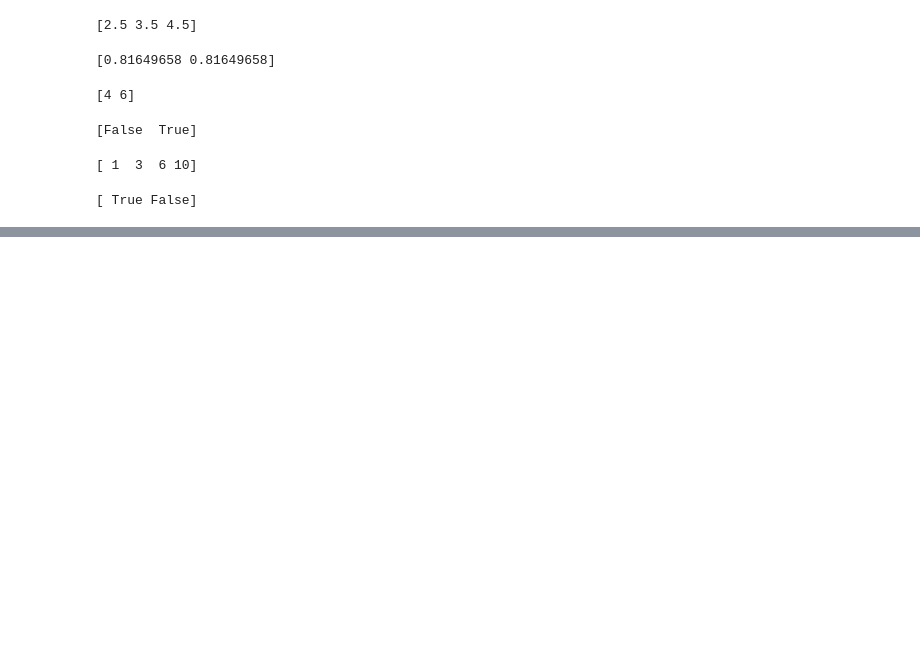
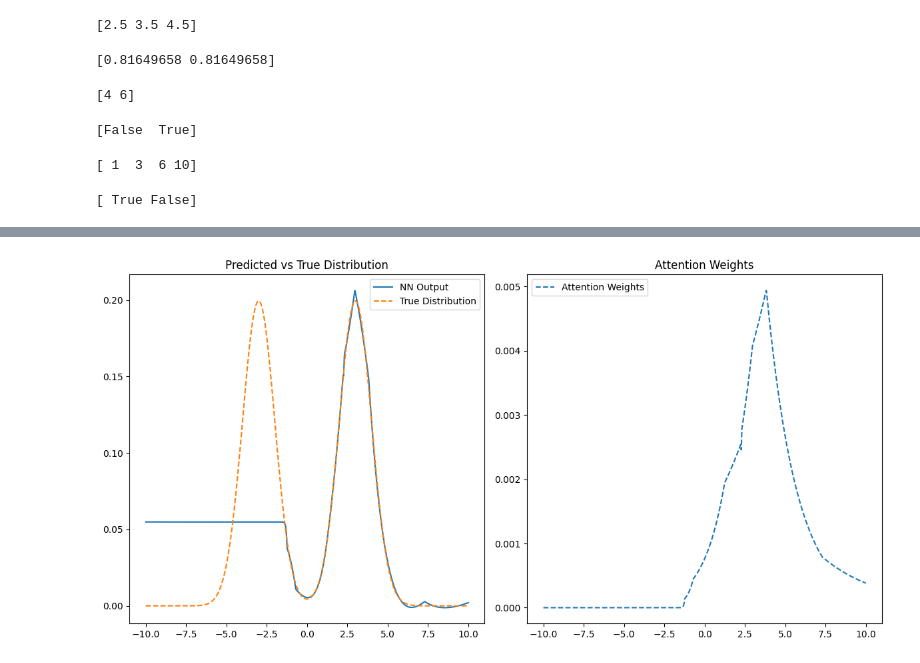
Before and after one commit to subodhkhanger/Awesome-LLM, a Jupyter notebook: numpy.ipynb, the cells around one changed output, grey strips where cells are left out. Cells and saved outputs as stored; diff of their text form; code cells hidden in the pictures; blank space fills up the shorter version.

```diff
--- a/numpy.ipynb
+++ b/numpy.ipynb
@@ -335,0 +490,65 @@ print(b) # Output: [ True False]
+# %%
+import torch
+import torch.nn as nn
+import torch.optim as optim
+import numpy as np
+import matplotlib.pyplot as plt
+
+# Define the target distribution
+def target_distribution(x):
+    return (np.exp(-((x - 3)**2) / 2) + np.exp(-((x + 3)**2) / 2)) / (2 * np.sqrt(2 * np.pi))
+
+# Generate data
+x = np.linspace(-10, 10, 1000)
+y = target_distribution(x)
+x_train = torch.tensor(x, dtype=torch.float32).view(-1, 1)
+y_train = torch.tensor(y, dtype=torch.float32).view(-1, 1)
+
+# Neural Network with Attention
+class AttentionModel(nn.Module):
+    def __init__(self):
+        super(AttentionModel, self).__init__()
+        self.fc1 = nn.Linear(1, 10)
+        self.fc2 = nn.Linear(10, 1)
+        self.attention = nn.Linear(10, 1)
+
+    def forward(self, x):
+        x = torch.relu(self.fc1(x))
+        attention_weights = torch.softmax(self.attention(x), dim=0)
+        x = attention_weights * x
+        x = self.fc2(x)
+        return x, attention_weights
+
+model = AttentionModel()
+criterion = nn.MSELoss()
+optimizer = optim.Adam(model.parameters(), lr=0.01)
+
+# Training
+epochs = 5000
+for epoch in range(epochs):
+    optimizer.zero_grad()
+    output, _ = model(x_train)
+    loss = criterion(output, y_train)
+    loss.backward()
+    optimizer.step()
+
+# Analysis
+with torch.no_grad():
+    points = torch.linspace(-10, 10, 1000).view(-1, 1)
+    values, attention_weights = model(points)
+    plt.figure(figsize=(12, 6))
+    plt.subplot(1, 2, 1)
+    plt.plot(points.numpy(), values.numpy(), label='NN Output')
+    plt.plot(points.numpy(), target_distribution(points.numpy()), label='True Distribution', linestyle='--')
+    plt.title("Predicted vs True Distribution")
+    plt.legend()
+
+    plt.subplot(1, 2, 2)
+    plt.plot(points.numpy(), attention_weights.numpy(), label='Attention Weights',linestyle='--')
+    plt.title("Attention Weights")
+    plt.legend()
+
+    plt.tight_layout()
+    plt.show()
+# %% [output]
+[figure, added]
```
Also changed, not shown: parts of 10 cells of this notebook.
